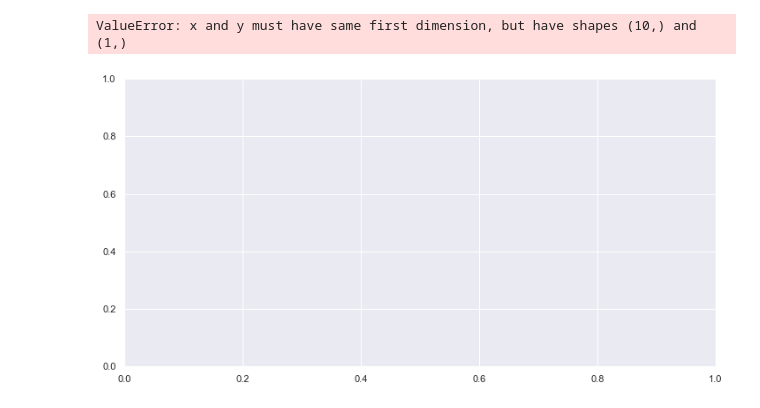
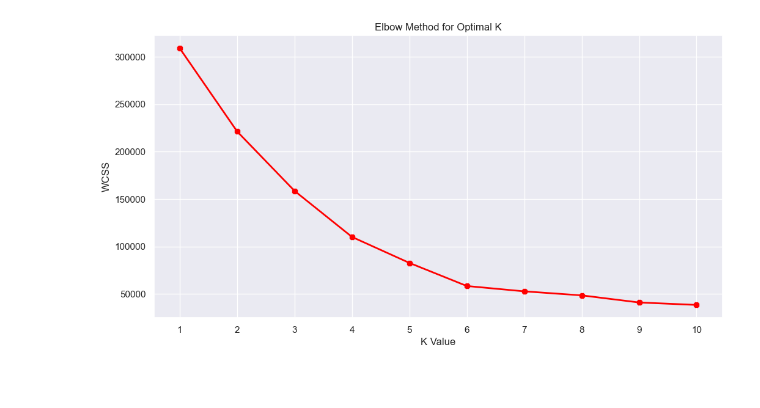
Before and after one commit to AdityaJagtap18/LP3Practicals, a Jupyter notebook: ML/5/Assignment No - 5 (ML).ipynb, the cells around one changed output. Saved outputs shown, nothing was run; the diff lists cells and outputs as text; code cells hidden in the pictures; blank space fills up the shorter version.

```diff
--- a/ML/5/Assignment No - 5 (ML).ipynb
+++ b/ML/5/Assignment No - 5 (ML).ipynb
@@ -135,20 +171,26 @@ plt.show()
 # %%
-X2=data[["Age","Annual Income (k$)","Spending Score (1-100)"]]
-#Now we calculate the Within Cluster Sum of Squared Errors (WSS) for different values of k.
-wcss = []
-for k in range(1,11):
+from sklearn.cluster import KMeans
+import matplotlib.pyplot as plt
+import numpy as np
+
+wcss = []  # Initialize the list to store WCSS values
+
+# Iterate over the range of cluster values from 1 to 10
+for k in range(1, 11):
     kmeans = KMeans(n_clusters=k, init="k-means++")
-kmeans.fit(X2)
-wcss.append(kmeans.inertia_)
-plt.figure(figsize=(12,6))
-plt.plot(range(1,11),wcss, linewidth=2, color="red", marker ="8")
+    kmeans.fit(X2)  # Fit the model to the data X2 for each value of k
+    wcss.append(kmeans.inertia_)  # Append the WCSS (within-cluster sum of squares)
+
+# Plot the elbow curve
+plt.figure(figsize=(12, 6))
+plt.plot(range(1, 11), wcss, linewidth=2, color="red", marker="8")
 plt.xlabel("K Value")
-plt.xticks(np.arange(1,11,1))
+plt.xticks(np.arange(1, 11, 1))
 plt.ylabel("WCSS")
+plt.title("Elbow Method for Optimal K")
 plt.show()
 # %% [output]
-ValueError: x and y must have same first dimension, but have shapes (10,) and (1,)
-[figure, old version]
+[figure, new version]
 # %%
 km2 = KMeans(n_clusters=5)
 y2 = km.fit_predict(X2)
```
Also changed, not shown: parts of 14 cells of this notebook, 2 other files.
